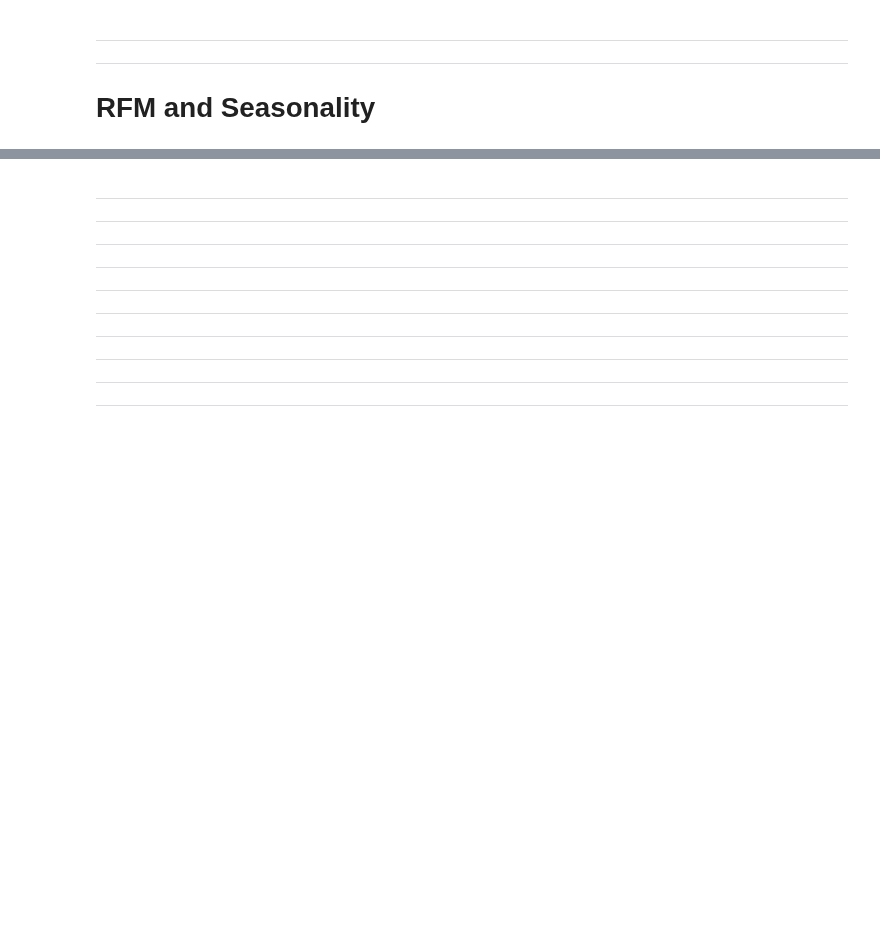
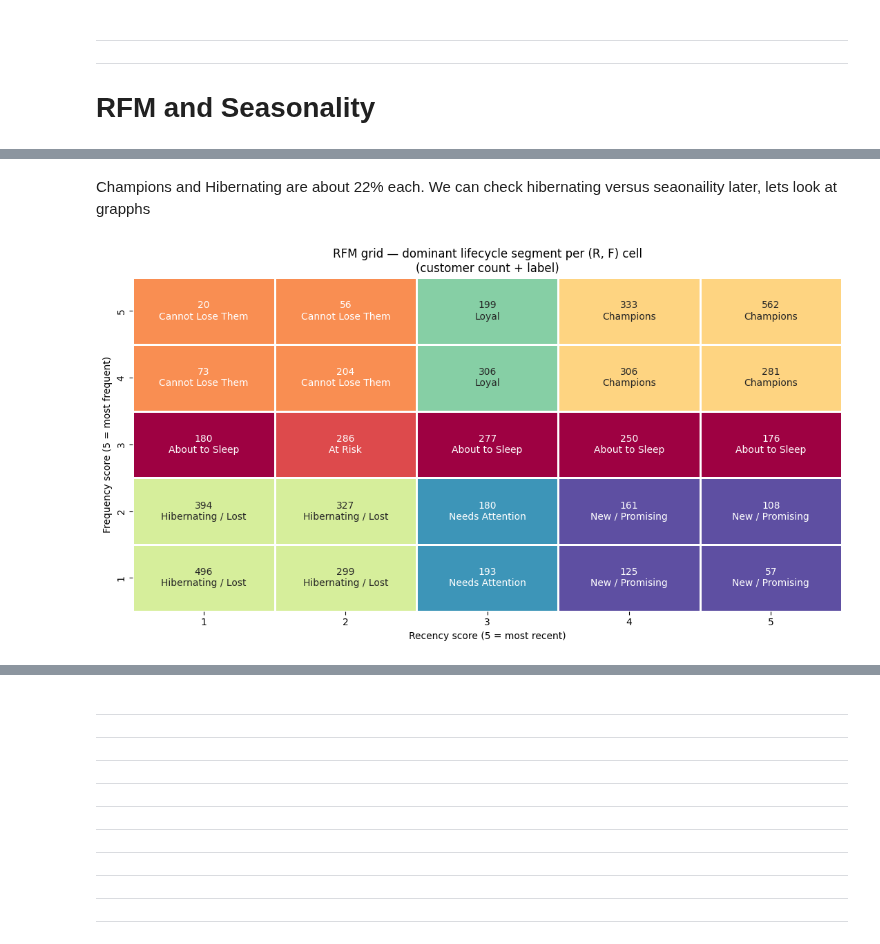
Before and after one commit to sachaplaye/rfm-lifecycle-segmentation, a Jupyter notebook: notebooks/3_data_distributions.ipynb, the cells around one changed output, grey strips where cells are left out. Saved outputs shown, nothing was run; the diff lists cells and outputs as text; code cells hidden in the pictures; blank space fills up the shorter version.

Commit message:
Ecommerce_Segmentation/CU-869d2t348-Update RFM draft

```diff
--- a/notebooks/3_data_distributions.ipynb
+++ b/notebooks/3_data_distributions.ipynb
@@ -669,0 +846,19 @@ print(uniq_region)
+# %%
+def lifecycle_label(row):
+    r, f, m = row['R'], row['F'], row['M']
+
+    # Most specific / highest priority first
+    if r >= 4 and f >= 4 and m >= 4:        return 'Champions'
+    if r <= 2 and f >= 4 and m >= 4:        return 'Cannot Lose Them'
+    if r >= 3 and f >= 3 and m >= 4:        return 'Loyal'
+    if r >= 4 and f <= 2:                    return 'New / Promising'
+    if r >= 3 and f >= 3 and m <= 2:        return 'Frequent Low-Spend'
+    if r == 2 and f >= 3:                    return 'At Risk'
+    if r <= 2 and f <= 2 and m <= 2:        return 'Hibernating / Lost'
+    if r == 3 and f <= 2:                    return 'Needs Attention'
+    return 'About to Sleep'
+
+customer['lifecycle_segment'] = customer.apply(lifecycle_label, axis=1)
+
+# Sanity check the distribution
+print(customer['lifecycle_segment'].value_counts())
@@ -669,0 +877,54 @@ print(uniq_region)
+# %% [markdown]
+Champions and Hibernating are about 22% each. We can check hibernating versus seaonaility later, lets look at grapphs
+# %%
+import pandas as pd
+import seaborn as sns
+import matplotlib.pyplot as plt
+import numpy as np
+
+# Build the label→int map
+labels_unique = sorted(customer['lifecycle_segment'].dropna().unique())
+label_to_int  = {lbl: i for i, lbl in enumerate(labels_unique)}
+int_to_label  = {i: lbl for lbl, i in label_to_int.items()}
+
+# Add an integer code column on customer, then groupby it directly — avoids dtype issues
+customer['_lifecycle_code'] = customer['lifecycle_segment'].map(label_to_int)
+
+# For each (R, F) cell, take the modal code
+grid_numeric = (customer.groupby(['F','R'])['_lifecycle_code']
+                        .agg(lambda x: x.mode().iloc[0])
+                        .unstack('R')
+                        .astype(float))
+
+# Customer counts per cell
+counts = (customer.groupby(['F','R']).size()
+                  .unstack('R').fillna(0).astype(int))
+
+# Build annotation: "count\nlabel" for populated cells, '' for empty
+annot = pd.DataFrame('', index=grid_numeric.index, columns=grid_numeric.columns)
+for r in grid_numeric.index:
+    for c in grid_numeric.columns:
+        v = grid_numeric.loc[r, c]
+        if pd.notna(v):
+            annot.loc[r, c] = f"{counts.loc[r, c]:,}\n{int_to_label[int(v)]}"
+
+# Plot
+fig, ax = plt.subplots(figsize=(11, 6))
+sns.heatmap(grid_numeric.iloc[::-1],         # flip so F=5 sits at the top
+            annot=annot.iloc[::-1],
+            fmt='',
+            cmap='Spectral',
+            cbar=False,
+            linewidths=1,
+            linecolor='white',
+            ax=ax)
+ax.set_title('RFM grid — dominant lifecycle segment per (R, F) cell\n(customer count + label)')
+ax.set_xlabel('Recency score (5 = most recent)')
+ax.set_ylabel('Frequency score (5 = most frequent)')
+plt.tight_layout()
+plt.show()
+
+# Tidy up
+customer = customer.drop(columns='_lifecycle_code')
+# %% [output]
+[figure, added]
```
Also changed, not shown: parts of 18 cells of this notebook.
